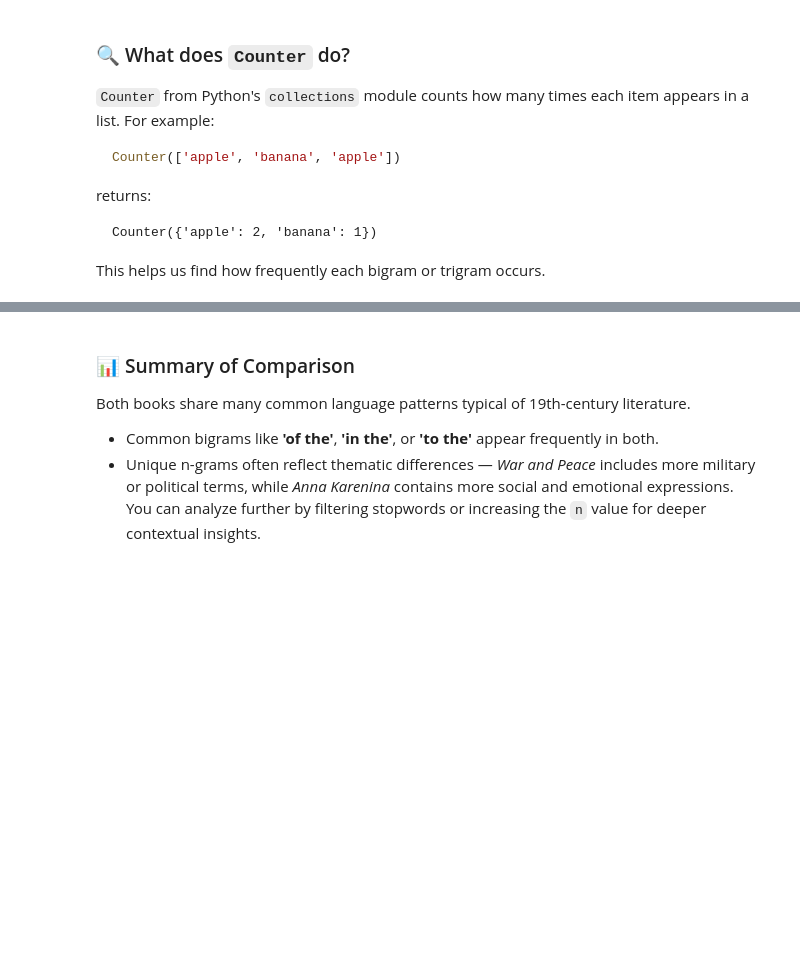
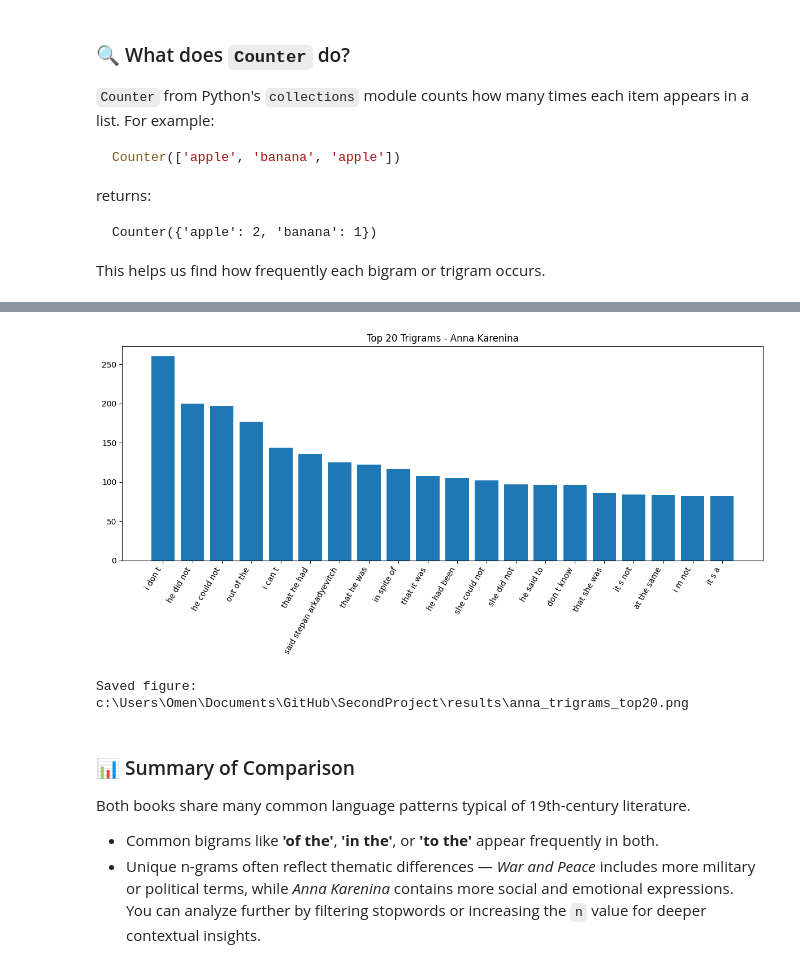
Before and after one commit to J0rc69/SecondProject, a Jupyter notebook: notebooks/1_AppliedNLP_Session2_Bi_Trigrams.ipynb, the cells around one changed output, grey strips where cells are left out. Drawn from its saved outputs; the diff is of its cells as text; code cells hidden in the pictures; blank space fills up the shorter version.

```diff
--- a/notebooks/1_AppliedNLP_Session2_Bi_Trigrams.ipynb
+++ b/notebooks/1_AppliedNLP_Session2_Bi_Trigrams.ipynb
@@ -119,3 +169,21 @@ for ng, count in shared_tri_sorted:
+# %%
+top_tri_anna = trigram_counts_anna.most_common(20)
+labels_ta = [' '.join(tg) for tg, _ in top_tri_anna]
+values_ta = [c for _, c in top_tri_anna]
+
+plt.figure(figsize=(12,6))
+plt.bar(range(len(values_ta)), values_ta)
+plt.xticks(range(len(labels_ta)), labels_ta, rotation=60, ha='right')
+plt.title("Top 20 Trigrams - Anna Karenina")
+plt.tight_layout()
+savepath4 = results_dir / "anna_trigrams_top20.png"
+plt.savefig(savepath4)
+plt.show()
+
+print("Saved figure:", savepath4)
+# %% [output]
+[figure, added]
+Saved figure: c:\Users\Omen\Documents\GitHub\SecondProject\results\anna_trigrams_top20.png
 # %% [markdown]
 
 ### 📊 Summary of Comparison
```
Also changed, not shown: parts of 8 cells of this notebook, 5 other files.
